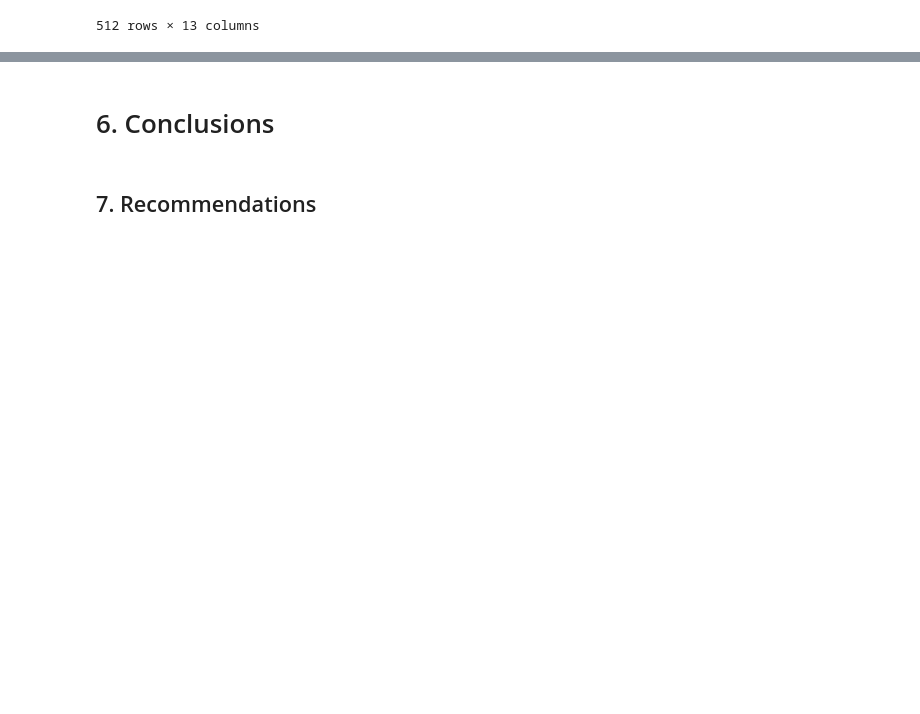
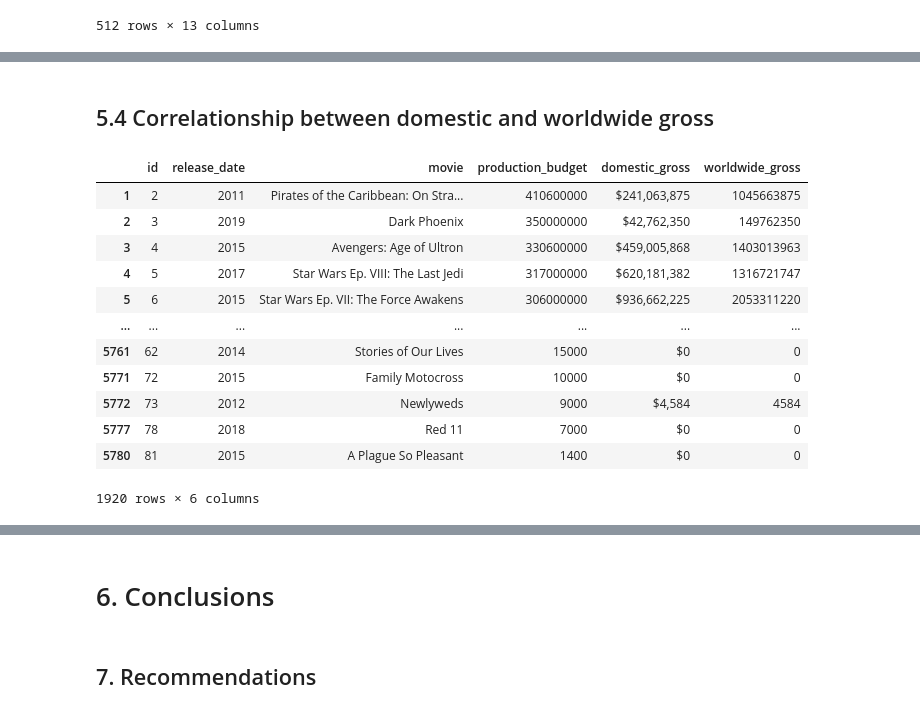
Before and after one commit to MuchiriKinyua/Microsoft-Movie-Project, a Jupyter notebook: Microsoft Movie project.ipynb, the cells around one changed output, grey strips where cells are left out. Cells and saved outputs as stored; diff of their text form; code cells hidden in the pictures; blank space fills up the shorter version.

```diff
--- a/Microsoft Movie project.ipynb
+++ b/Microsoft Movie project.ipynb
@@ -941,0 +873,18 @@ plt.show()
+# %% [markdown]
+## 5.4 Correlationship between domestic and worldwide gross
+# %%
+tn_movie_budgets
+# %% [output]
+|  | id | release_date | movie | production_budget | domestic_gross | worldwide_gross |
+| 1 | 2 | 2011 | Pirates of the Caribbean: On Stra... | 410600000 | $241,063,875 | 1045663875 |
+| 2 | 3 | 2019 | Dark Phoenix | 350000000 | $42,762,350 | 149762350 |
+| 3 | 4 | 2015 | Avengers: Age of Ultron | 330600000 | $459,005,868 | 1403013963 |
+| 4 | 5 | 2017 | Star Wars Ep. VIII: The Last Jedi | 317000000 | $620,181,382 | 1316721747 |
+| 5 | 6 | 2015 | Star Wars Ep. VII: The Force Awakens | 306000000 | $936,662,225 | 2053311220 |
+| ... | ... | ... | ... | ... | ... | ... |
+| 5761 | 62 | 2014 | Stories of Our Lives | 15000 | $0 | 0 |
+| 5771 | 72 | 2015 | Family Motocross | 10000 | $0 | 0 |
+| 5772 | 73 | 2012 | Newlyweds | 9000 | $4,584 | 4584 |
+| 5777 | 78 | 2018 | Red 11 | 7000 | $0 | 0 |
+| 5780 | 81 | 2015 | A Plague So Pleasant | 1400 | $0 | 0 |
+1920 rows × 6 columns
```
Also changed, not shown: parts of 53 cells of this notebook.
